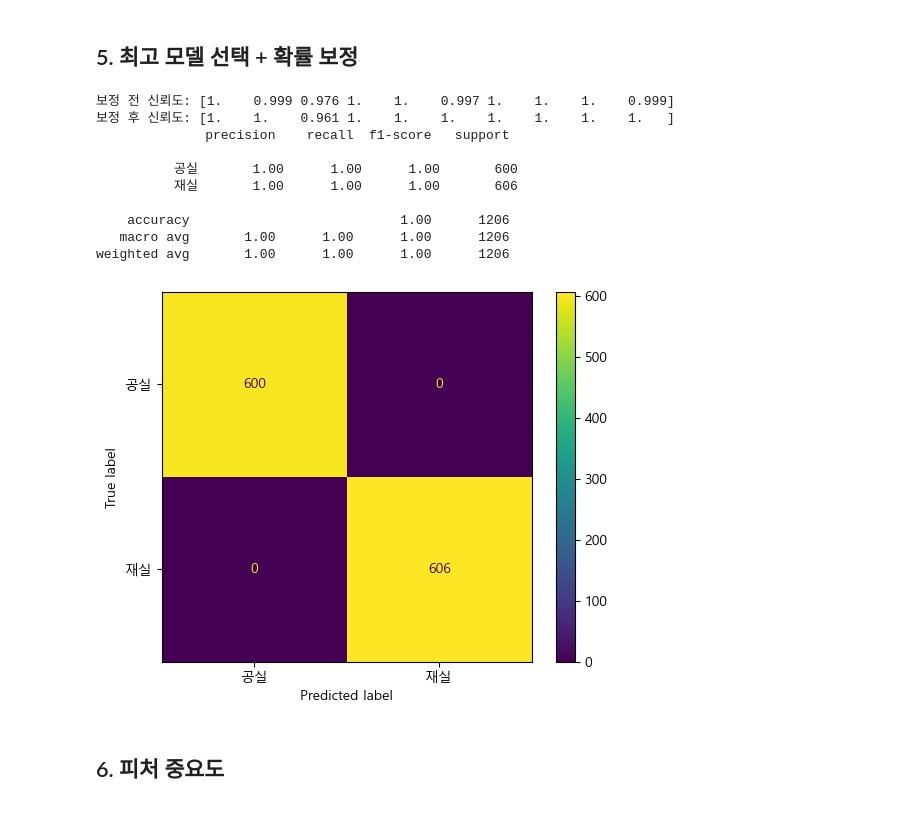
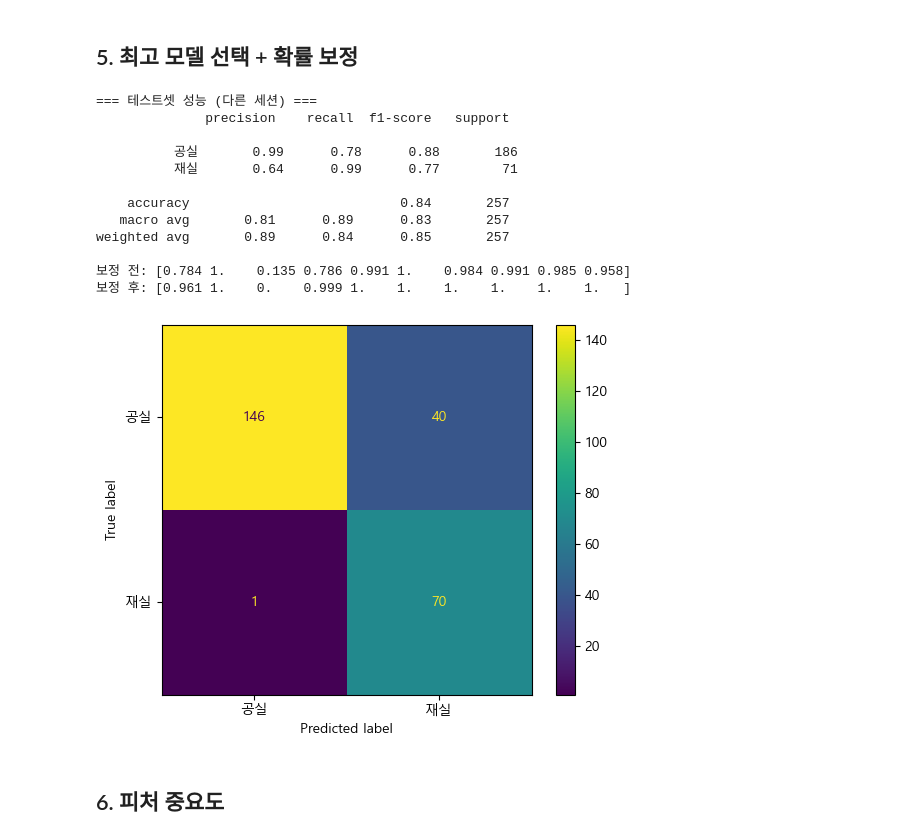
Before and after one commit to SwagCarewave/FastAPI, a Jupyter notebook: ml/occupancy_model.ipynb, the cells around one changed output. Saved outputs shown, nothing was run; the diff lists cells and outputs as text; code cells hidden in the pictures.

```diff
--- a/ml/occupancy_model.ipynb
+++ b/ml/occupancy_model.ipynb
@@ -4,10 +4,17 @@
 import pandas as pd
 import numpy as np
 
-occ  = pd.read_csv('csi_features_occupied.csv')
-uocc = pd.read_csv('csi_features_unoccupied.csv')
-df   = pd.concat([occ, uocc], ignore_index=True)
+# 학습 데이터
+train_occ  = pd.read_csv("csi_features_occupied.csv")
+train_uocc = pd.read_csv("csi_features_unoccupied.csv")
+train_df   = pd.concat([train_occ, train_uocc], ignore_index=True)
 
-print(f'재실: {len(occ)}행  공실: {len(uocc)}행  합계: {len(df)}행')
-df.head()
+# 테스트 데이터 (다른 세션)
+test_occ  = pd.read_csv("csi_features_occupied_0623.csv")
+test_uocc = pd.read_csv("csi_features_unoccupied_plus.csv")
+test_df   = pd.concat([test_occ, test_uocc], ignore_index=True)
+
+print(f"학습 — 재실:{len(train_occ)}  공실:{len(train_uocc)}  합계:{len(train_df)}")
+print(f"테스트 — 재실:{len(test_occ)}  공실:{len(test_uocc)}  합계:{len(test_df)}")
+train_df.head()
 # %% [output]
@@ -102,39 +114,44 @@ SVM                   F1=0.9958 +- 0.0053
 # %%
 from sklearn.calibration import CalibratedClassifierCV
 from sklearn.metrics import classification_report, confusion_matrix, ConfusionMatrixDisplay
 
-raw_model = XGBClassifier(
-    n_estimators=300, learning_rate=0.05, max_depth=5,
-    eval_metric="logloss", random_state=42, n_jobs=-1
+raw_model = RandomForestClassifier(
+    n_estimators=300, min_samples_leaf=2,
+    class_weight="balanced", random_state=42, n_jobs=-1
 )
 
 calibrated_model = CalibratedClassifierCV(raw_model, method="isotonic", cv=5)
-calibrated_model.fit(X, y)
+calibrated_model.fit(X_train, y_train)
 
-raw_model.fit(X, y)
-sample = X.iloc[:10]
-print("보정 전 신뢰도:", raw_model.predict_proba(sample)[:, 1].round(3))
-print("보정 후 신뢰도:", calibrated_model.predict_proba(sample)[:, 1].round(3))
+# 테스트셋 평가 (다른 세션 — 실제 정확도)
+print("=== 테스트셋 성능 (다른 세션) ===")
+y_pred = calibrated_model.predict(X_test)
+print(classification_report(y_test, y_pred, target_names=["공실", "재실"]))
 
-y_pred = calibrated_model.predict(X)
-print(classification_report(y, y_pred, target_names=["공실", "재실"]))
+# 보정 전후 신뢰도 비교
+raw_model.fit(X_train, y_train)
+sample = X_test.iloc[:10]
+print("보정 전:", raw_model.predict_proba(sample)[:, 1].round(3))
+print("보정 후:", calibrated_model.predict_proba(sample)[:, 1].round(3))
 
-cm = confusion_matrix(y, y_pred)
+cm = confusion_matrix(y_test, y_pred)
 ConfusionMatrixDisplay(cm, display_labels=["공실", "재실"]).plot()
 plt.savefig("confusion_matrix.png", dpi=100)
 plt.show()
 # %% [output]
-보정 전 신뢰도: [1.    0.999 0.976 1.    1.    0.997 1.    1.    1.    0.999]
-보정 후 신뢰도: [1.    1.    0.961 1.    1.    1.    1.    1.    1.    1.   ]
+=== 테스트셋 성능 (다른 세션) ===
               precision    recall  f1-score   support
 
-          공실       1.00      1.00      1.00       600
-          재실       1.00      1.00      1.00       606
+          공실       0.99      0.78      0.88       186
+          재실       0.64      0.99      0.77        71
 
-    accuracy                           1.00      1206
-   macro avg       1.00      1.00      1.00      1206
-weighted avg       1.00      1.00      1.00      1206
+    accuracy                           0.84       257
+   macro avg       0.81      0.89      0.83       257
+weighted avg       0.89      0.84      0.85       257
+
+보정 전: [0.784 1.    0.135 0.786 0.991 1.    0.984 0.991 0.985 0.958]
+보정 후: [0.961 1.    0.    0.999 1.    1.    1.    1.    1.    1.   ]
-[figure, old version]
+[figure, new version]
 # %% [markdown]
 ## 6. 피처 중요도
 # %%
```
Also changed, not shown: parts of 5 cells of this notebook, 1 other file.
